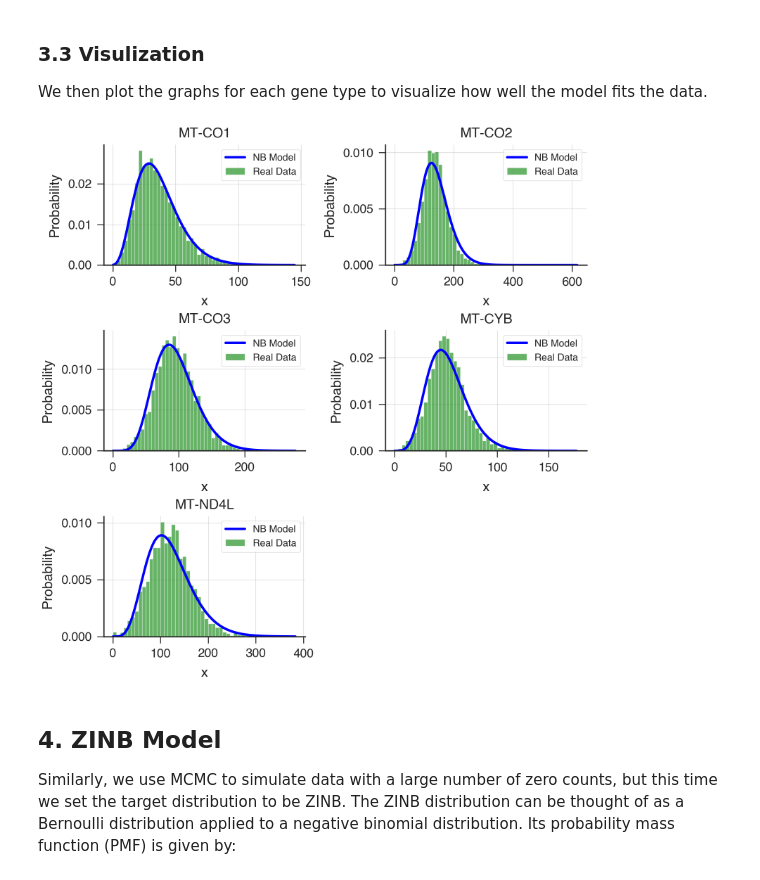
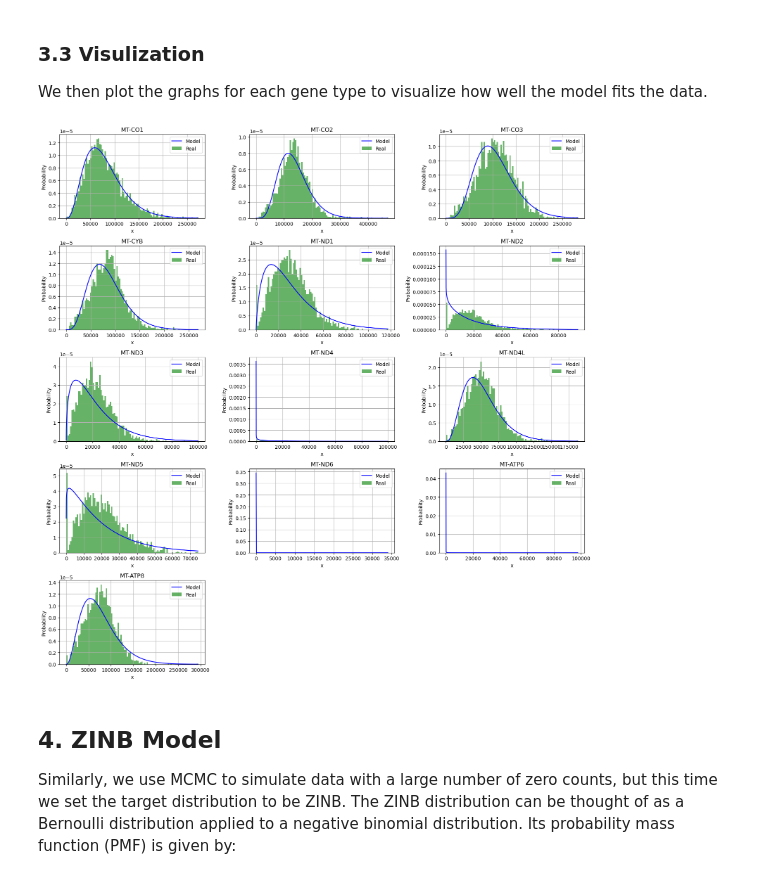
Before and after one commit to LaiquendiJ/UROP-2024-Summer, a Jupyter notebook: 02_MCMC_Simulation_of_Gene_Distribution.ipynb, the cells around one changed output. Drawn from its saved outputs; the diff is of its cells as text; code cells hidden in the pictures.

```diff
--- a/02_MCMC_Simulation_of_Gene_Distribution.ipynb
+++ b/02_MCMC_Simulation_of_Gene_Distribution.ipynb
@@ -200,14 +260,14 @@ def nb_acceptance_ratio(theta, theta_p, x, N):
     return (term1 + term2).sum() + term3 + term4
 
 
-def truncnorm_prop(x, sigma):  # proposal for r (non-negative)
+def truncnorm_prop_pos(x, sigma):  # proposal for r (non-negative)
     return truncnorm.rvs(-x / sigma, np.Inf, loc=x, scale=sigma)
 # %% [markdown]
 ### 3.3 Metropolis Alogrithm
 # %%
 n_iter = 20000
 burn_in = 10000
-nb_index = ['MT-CO1', 'MT-CO2', 'MT-CO3', 'MT-CYB', 'MT-ND4L']
+nb_index =  data_norm.columns.to_list()#['MT-CO1', 'MT-CO2', 'MT-CO3', 'MT-CYB', 'MT-ND4L']
 nb_data = data_norm[nb_index]
 
 
@@ -215,7 +275,7 @@ def metropolis_hastings(data, pre_para, n_iter=10000, burn_in=2000, thin=5):
     sigma_mu = pre_para[0]
     sigma_r = pre_para[1]
     trace = np.zeros((n_iter, 2))  # ordered mu, r
-    trace[0, :] = np.array([5., 1.])
+    trace[0, :] = np.array([50000., 5.])
     acceptance_rate = np.zeros(n_iter)
     mu = trace[0, 0]
 
@@ -223,7 +283,7 @@ def metropolis_hastings(data, pre_para, n_iter=10000, burn_in=2000, thin=5):
         theta = trace[i-1, :]  # theta = (mu, r)
 
         theta_p = np.array([np.random.normal(theta[0], sigma_mu),
-                            truncnorm_prop(theta[1], sigma_r)])
+                            truncnorm_prop_pos(theta[1], sigma_r)])
         mu_p = theta_p[0]
         if mu <= 0:
             print("mu == 0 on iteration %d" % i)
@@ -239,3 +299,4 @@ def metropolis_hastings(data, pre_para, n_iter=10000, burn_in=2000, thin=5):
             trace[i, :] = theta
     print("Acceptance rate: %.2f" % acceptance_rate[burn_in:].mean())
     return pd.DataFrame(trace[burn_in::thin, :])
+metropolis_hastings(data_norm['MT-ND1'], [1000,0.05], n_iter=10000, burn_in=2000, thin=5)
@@ -242,4 +318,3 @@ def metropolis_hastings(data, pre_para, n_iter=10000, burn_in=2000, thin=5):
 # %%
-nb_pre_para = pd.DataFrame(np.array([[0.5, 0.5, 0.5, 0.5, 0.5],
-                                       [0.5,0.5, 0.5, 0.5, 0.5],]), columns=nb_index)
-nb_pre_para['MT-ND4L']
+nb_pre_para = pd.DataFrame(np.array([[1000, 1000, 1000, 500, 1000, 1000, 1000, 1000, 1000, 1000, 200, 500, 1500],
+                                     [0.3, 0.3, 0.3, 0.5, 0.05, 0.01, 0.01, 0.01, 0.1, 0.01, 0.01, 0.01, 0.1],]), columns=nb_index)
@@ -250,7 +321,7 @@ Name: MT-ND4L, dtype: float64
 # %% [markdown]
 By carefully selecting the values of hyper-parameters, we ensure that the acceptance rate for each gene type falls within a reasonable range, typically between $0.2$ and $0.5$.
 # %%
-nb_paras = np.zeros((len(nb_index), 2))
+nb_paras = pd.DataFrame(np.zeros((2,len(nb_index))),columns=nb_index)
 for i, key in enumerate(nb_data.columns):
     vals_mcmc = metropolis_hastings(nb_data[key],nb_pre_para[key],n_iter, burn_in)
 
@@ -258,6 +329,5 @@ for i, key in enumerate(nb_data.columns):
     mu = vals_mcmc[0].mean()
     p = r/(r+mu)
 
-    nb_paras[i, :] = np.array([r, p])
-print(nb_paras)
+    nb_paras[key] = np.array([r, p])
 # %% [output]
@@ -276,34 +355,34 @@ Acceptance rate: 0.37
 We then plot the graphs for each gene type to visualize how well the model fits the data.
 # %%
 
-fig, axes = plt.subplots(nrows=3, ncols=2, figsize=(16, 16))
+fig, axes = plt.subplots(nrows=5, ncols=3, figsize=(16, 16))
 axes = axes.flatten()
 for i, key in enumerate(nb_data.columns):
-    x = np.array(range(0, round(data_norm[key].max())))
+    x = np.array(range(0, int(data_norm[key].max()),100))
     # Compute the Negative Binomial distribution PDF values
 
-    pmf = [stats.nbinom.pmf(j, n=nb_paras[i, 0], p=nb_paras[i, 1]) for j in x]
+    pmf = [stats.nbinom.pmf(j, n=nb_paras[key][0], p=nb_paras[key][1]) for j in x]
 
     # Plot the Negative Binomial distribution
-    axes[i].plot(x, pmf, color='b', label='NB Model')
-    axes[i].hist(data_norm[key],  bins=50, density=True,
-                 alpha=0.6, color='g', label='Real Data')
+    axes[i].plot(x, pmf, color='b', label='Model')
+    axes[i].hist(data_norm[key],  bins=100, density=True,
+                 alpha=0.6, color='g', label='Real')
 
     # Set titles and labels
     axes[i].set_title(f'{key}')
     axes[i].set_xlabel('x')
     axes[i].set_ylabel('Probability')
     axes[i].legend()
     axes[i].grid(True)
 
 # Delete the extra graphs
-for j in range(5, len(axes)):
+for j in range(13, len(axes)):
     axes[j].axis('off')
 
 plt.tight_layout()
 plt.show()
 # %% [output]
-[figure, old version]
+[figure, new version]
 # %% [markdown]
 ## 4. ZINB Model
 
```
Also changed, not shown: parts of 32 cells of this notebook, 7 other files.
